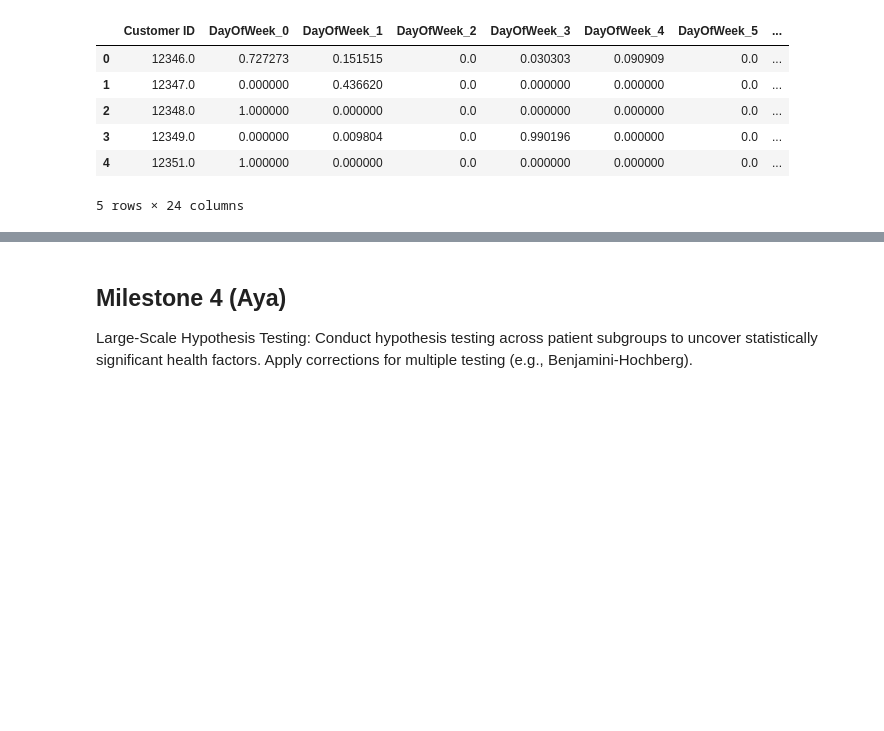
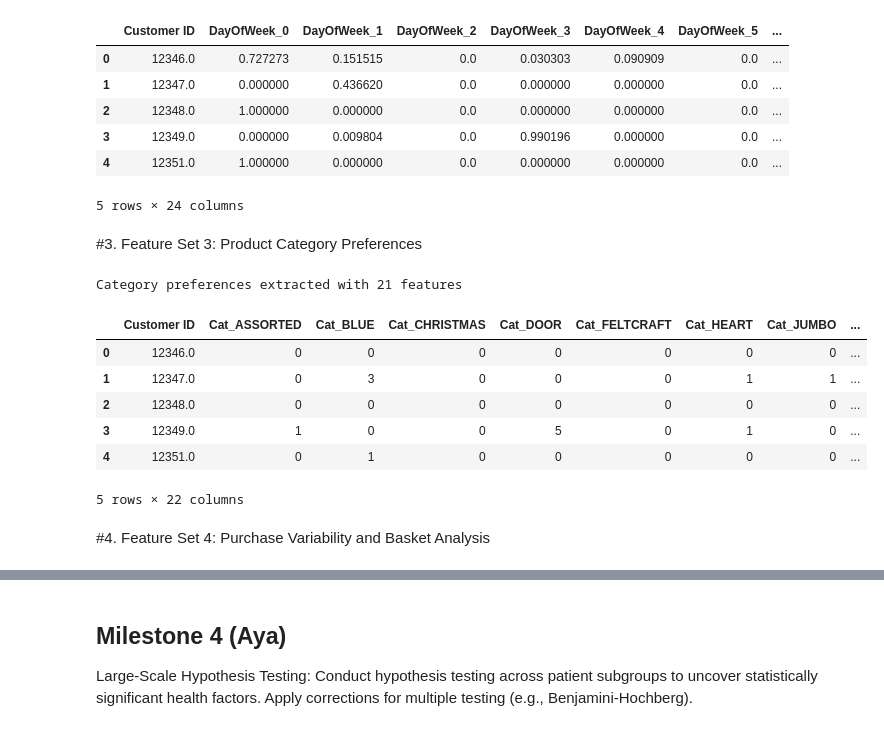
Before and after one commit to Nourshaolin/Real-Time-Retail-Analytics-and-Product-Recommender, a Jupyter notebook: RealTime_Retail_Analytics_and_Product_Recommender.ipynb, the cells around one changed output, grey strips where cells are left out. Cells and saved outputs as stored; diff of their text form; code cells hidden in the pictures; blank space fills up the shorter version.

```diff
--- a/RealTime_Retail_Analytics_and_Product_Recommender.ipynb
+++ b/RealTime_Retail_Analytics_and_Product_Recommender.ipynb
@@ -362,3 +361,50 @@ Time patterns extracted with 23 features
 | 3 | 12349.0 | 0.000000 | 0.009804 | 0.0 | 0.990196 | 0.000000 | 0.0 | ... |
 | 4 | 12351.0 | 1.000000 | 0.000000 | 0.0 | 0.000000 | 0.000000 | 0.0 | ... |
 5 rows × 24 columns
+# %% [markdown]
+#3. Feature Set 3: Product Category Preferences
+# %%
+def calculate_category_preferences(df):
+    """
+    Analyzes product category preferences for each customer.
+    """
+    # Extract product categories (first word of Description as a simple approach)
+    df['Category'] = df['Description'].str.split().str[0]
+
+    # Get top 20 categories by frequency
+    top_categories = df['Category'].value_counts().nlargest(20).index
+
+    # Filter only rows with top categories
+    category_data = df[df['Category'].isin(top_categories)]
+
+    # One-hot encode categories per customer
+    category_pivot = pd.crosstab(category_data['Customer ID'], category_data['Category'])
+
+    # Rename columns to have a consistent prefix
+    category_pivot.columns = [f'Cat_{col}' for col in category_pivot.columns]
+
+    # Calculate category diversity (number of unique categories purchased)
+    cat_diversity = df.groupby('Customer ID')['Category'].nunique().reset_index()
+    cat_diversity.columns = ['Customer ID', 'CategoryDiversity']
+
+    # Combine category preferences
+    category_prefs = category_pivot.reset_index().merge(cat_diversity, on='Customer ID')
+
+    return category_prefs
+
+# Calculate category preferences
+category_preference_features = calculate_category_preferences(df_clean)
+# Display the category preferences for a few customers
+print(f"Category preferences extracted with {category_preference_features.shape[1] - 1} features")
+category_preference_features.head()
+# %% [output]
+Category preferences extracted with 21 features
+|  | Customer ID | Cat_ASSORTED | Cat_BLUE | Cat_CHRISTMAS | Cat_DOOR | Cat_FELTCRAFT | Cat_HEART | Cat_JUMBO | ... |
+| 0 | 12346.0 | 0 | 0 | 0 | 0 | 0 | 0 | 0 | ... |
+| 1 | 12347.0 | 0 | 3 | 0 | 0 | 0 | 1 | 1 | ... |
+| 2 | 12348.0 | 0 | 0 | 0 | 0 | 0 | 0 | 0 | ... |
+| 3 | 12349.0 | 1 | 0 | 0 | 5 | 0 | 1 | 0 | ... |
+| 4 | 12351.0 | 0 | 1 | 0 | 0 | 0 | 0 | 0 | ... |
+5 rows × 22 columns
+# %% [markdown]
+#4. Feature Set 4: Purchase Variability and Basket Analysis
```
Also changed, not shown: parts of 6 cells of this notebook.
